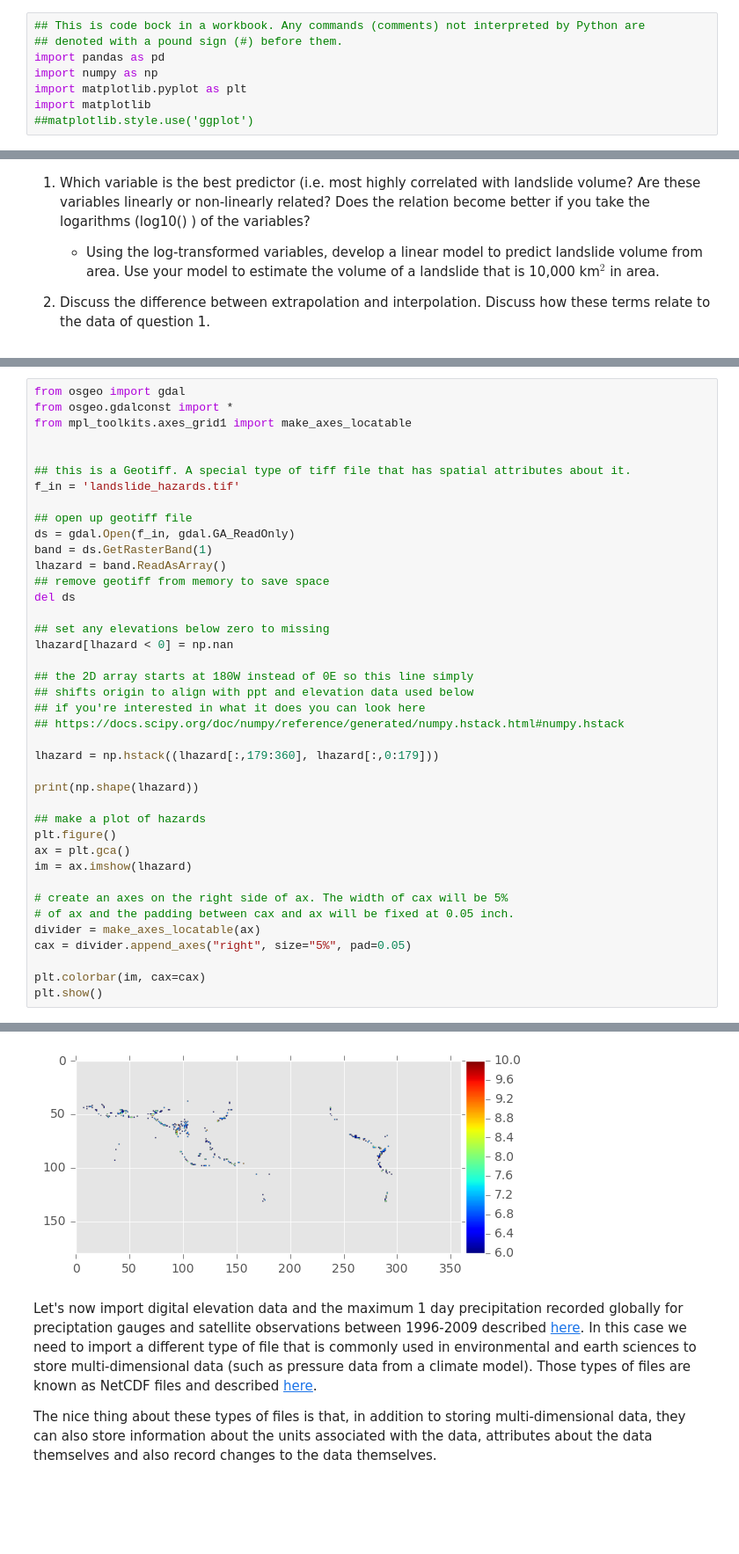
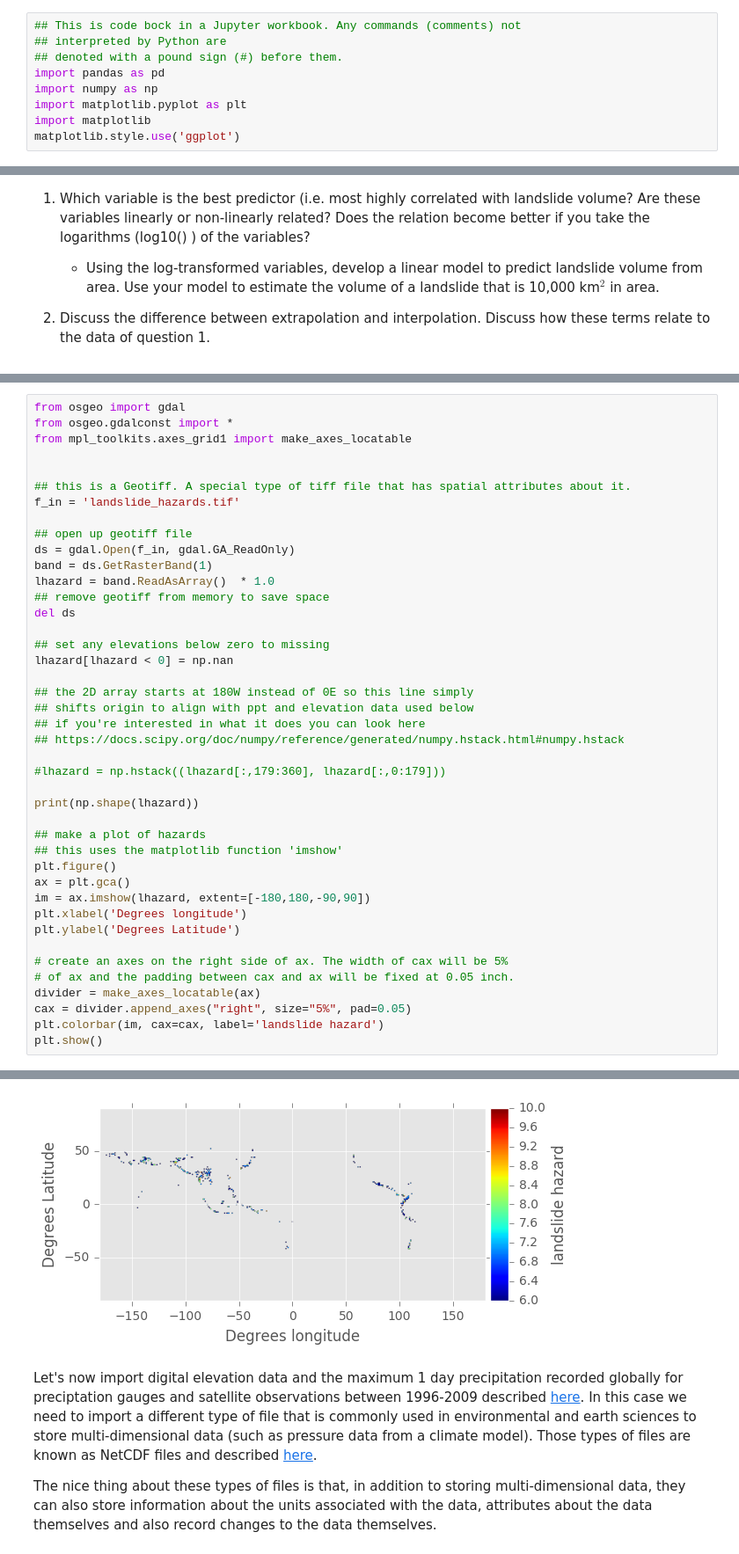
Before and after one commit to bmenounos/geog311_lab1, a Jupyter notebook: geog311_lab1.ipynb, the cells around one changed output, grey strips where cells are left out. Shown at 88% size. Drawn from its saved outputs; the diff is of its cells as text; blank space fills up the shorter version.

```diff
--- a/geog311_lab1.ipynb
+++ b/geog311_lab1.ipynb
@@ -79,13 +72,14 @@ Now that you've had a chance to see what can be down with Python and its associa
 
 2.  Let's now look at some data. The first step will be to load the Pandas and Numpy data analysis packages for data analysis and read a tab delimited text file into Python.
 # %%
-## This is code bock in a workbook. Any commands (comments) not interpreted by Python are
+## This is code bock in a Jupyter workbook. Any commands (comments) not
+## interpreted by Python are
 ## denoted with a pound sign (#) before them.
 import pandas as pd
 import numpy as np
 import matplotlib.pyplot as plt
 import matplotlib
-##matplotlib.style.use('ggplot')
+matplotlib.style.use('ggplot')
 # %%
 ## we are going to read in the file and assign it to the object 'avs'
 avs = pd.read_csv('rock_avalanches.txt', delimiter = '\t')
@@ -310,39 +327,41 @@ from mpl_toolkits.axes_grid1 import make_axes_locatable
 f_in = 'landslide_hazards.tif'
 
 ## open up geotiff file
 ds = gdal.Open(f_in, gdal.GA_ReadOnly)
 band = ds.GetRasterBand(1)
-lhazard = band.ReadAsArray()
+lhazard = band.ReadAsArray()  * 1.0
 ## remove geotiff from memory to save space
 del ds
 
 ## set any elevations below zero to missing
 lhazard[lhazard < 0] = np.nan
 
 ## the 2D array starts at 180W instead of 0E so this line simply
 ## shifts origin to align with ppt and elevation data used below
 ## if you're interested in what it does you can look here
 ## https://docs.scipy.org/doc/numpy/reference/generated/numpy.hstack.html#numpy.hstack
 
-lhazard = np.hstack((lhazard[:,179:360], lhazard[:,0:179]))
+#lhazard = np.hstack((lhazard[:,179:360], lhazard[:,0:179]))
 
 print(np.shape(lhazard))
 
 ## make a plot of hazards
+## this uses the matplotlib function 'imshow'
 plt.figure()
 ax = plt.gca()
-im = ax.imshow(lhazard)
+im = ax.imshow(lhazard, extent=[-180,180,-90,90])
+plt.xlabel('Degrees longitude')
+plt.ylabel('Degrees Latitude')
 
 # create an axes on the right side of ax. The width of cax will be 5%
 # of ax and the padding between cax and ax will be fixed at 0.05 inch.
 divider = make_axes_locatable(ax)
 cax = divider.append_axes("right", size="5%", pad=0.05)
-
-plt.colorbar(im, cax=cax)
+plt.colorbar(im, cax=cax, label='landslide hazard')
 plt.show()
 # %% [output]
 (180, 360)
-[figure, old version]
+[figure, new version]
 # %% [markdown]
 Let's now import digital elevation data and the maximum 1 day precipitation recorded globally for preciptation gauges and satellite observations between 1996-2009 described [here](http://research.jisao.washington.edu/data_sets/gpcp/daily/). In this case we need to import a different type of file that is commonly used in environmental and earth sciences to store multi-dimensional data (such as pressure data from a climate model). Those types of files are known as NetCDF files and described [here](https://en.wikipedia.org/wiki/NetCDF).
 
```
Also changed, not shown: parts of 10 cells of this notebook.
